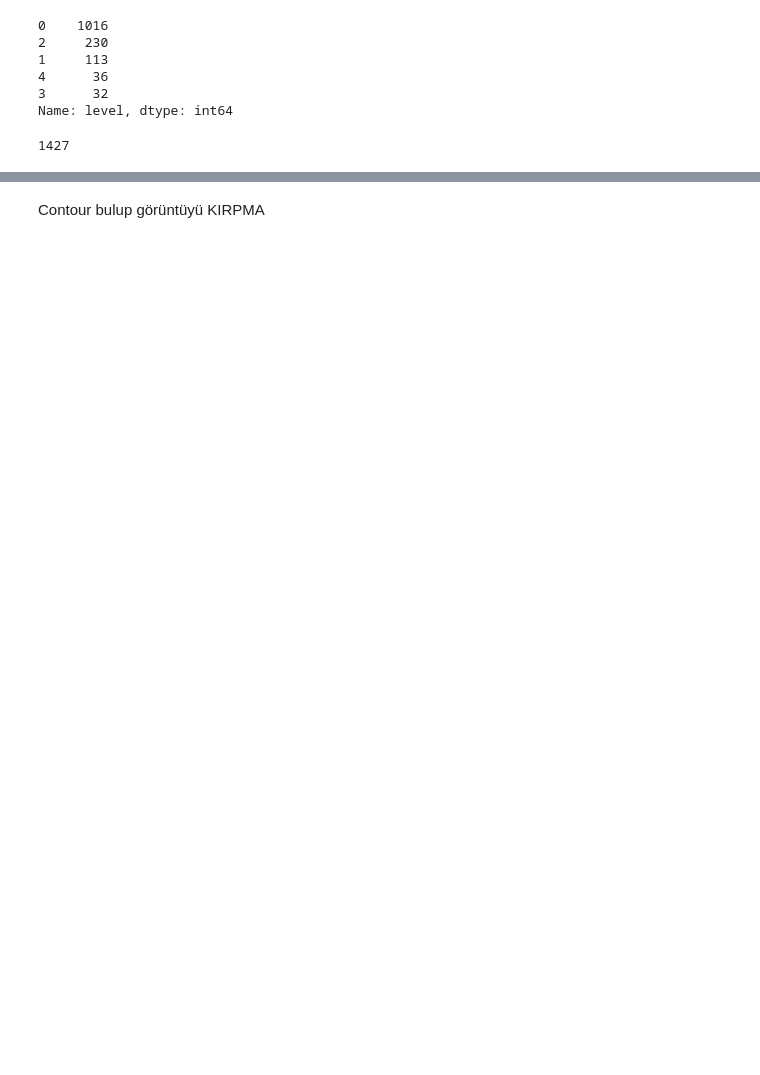
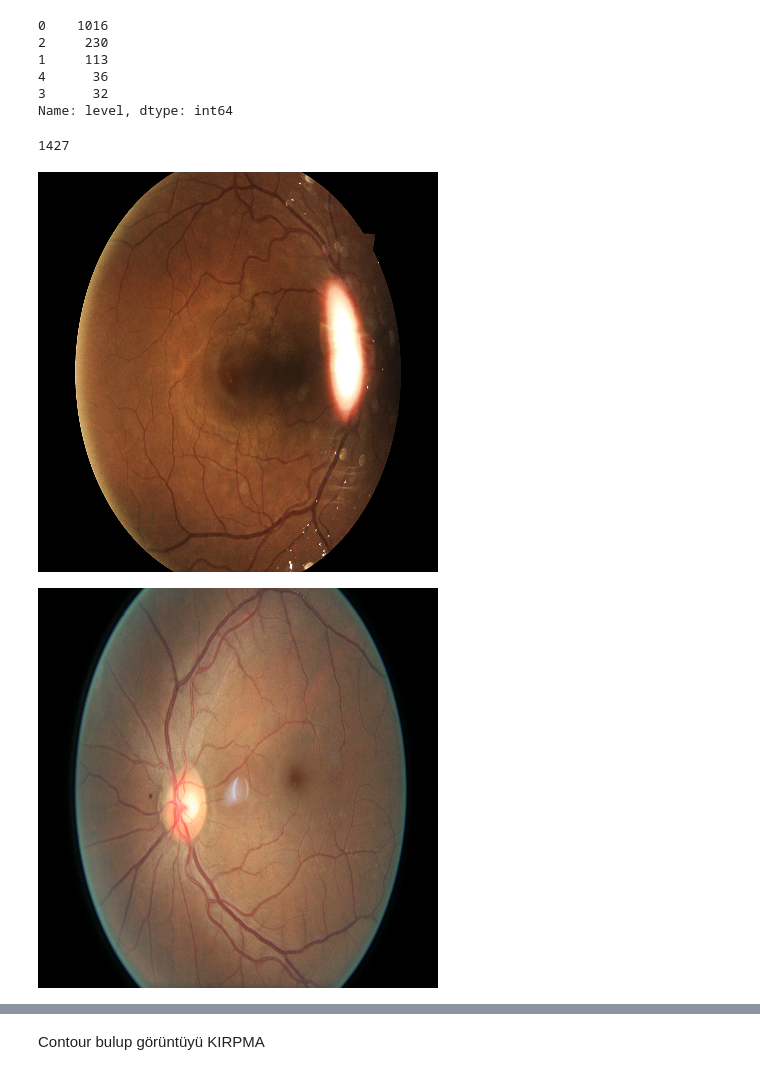
Before and after one commit to Yusuf-Cizlasmak/Deep_Learning_Healthy_issues, a Jupyter notebook: AI_Health_issues/Retina2.ipynb, the cells around one changed output, grey strips where cells are left out. Saved outputs shown, nothing was run; the diff lists cells and outputs as text; code cells hidden in the pictures; blank space fills up the shorter version.

```diff
--- a/AI_Health_issues/Retina2.ipynb
+++ b/AI_Health_issues/Retina2.ipynb
@@ -53,30 +89,33 @@ len(files) #kaç tane dosya olduğunu öğrenme
 # %%
 #boş bir list oluşturalım ve tüm resimleri bunun içine dolduralım for loop ile.
 
+from google.colab.patches import cv2_imshow
 import cv2
-
 img_list1= []
 
-for i in files[0:20]: #ilk on görüntüyü alıcaz 35 görüntüyü almak biraz zorlaşacaktır.
-    image=cv2.imread(path + "dataset/"+i) #dosyaların bulunduğu konumu girmemizi istiyoruz ardından okunan her görüntüyü temsil etmesi için "i" ekliyoruz.
+for i in files[0:10]: #ilk on görüntüyü alıcaz.
+    image=cv2.imread(path1 + "dataset/"+i) #dosyaların bulunduğu konumu girmemizi istiyoruz ardından okunan her görüntüyü temsil etmesi için "i" ekliyoruz.
     image=cv2.resize(image,(400,400)) #boyutlarını ayarlama.
     #boş listeye ekleme
     img_list1.append(image)
 
 len(img_list1)
 
 #ilk on görüntüden bazılarını gösterme
-cv2.imshow("Ornek goruntu",img_list1[0])
+cv2_imshow(img_list1[0])
 cv2.waitKey()
 
-cv2.imshow("Ornek goruntu",img_list1[7])
+cv2_imshow(img_list1[5])
 cv2.waitKey()
 
 cv2.destroyAllWindows()
 
 
 
 #Görüldüğü üzere tüm görüntülerin boyutları ve netlikleri birbirinden farklı ,bundan modelimizin daha iyi analizi için bazı işlemler uygulayacağız.
+# %% [output]
+[figure, added]
+[figure, added]
 # %%
 #Resimlerimizie Gaussian Blur uygulayacağız.
 
```
Also changed, not shown: parts of 28 cells of this notebook, 1 other file.
